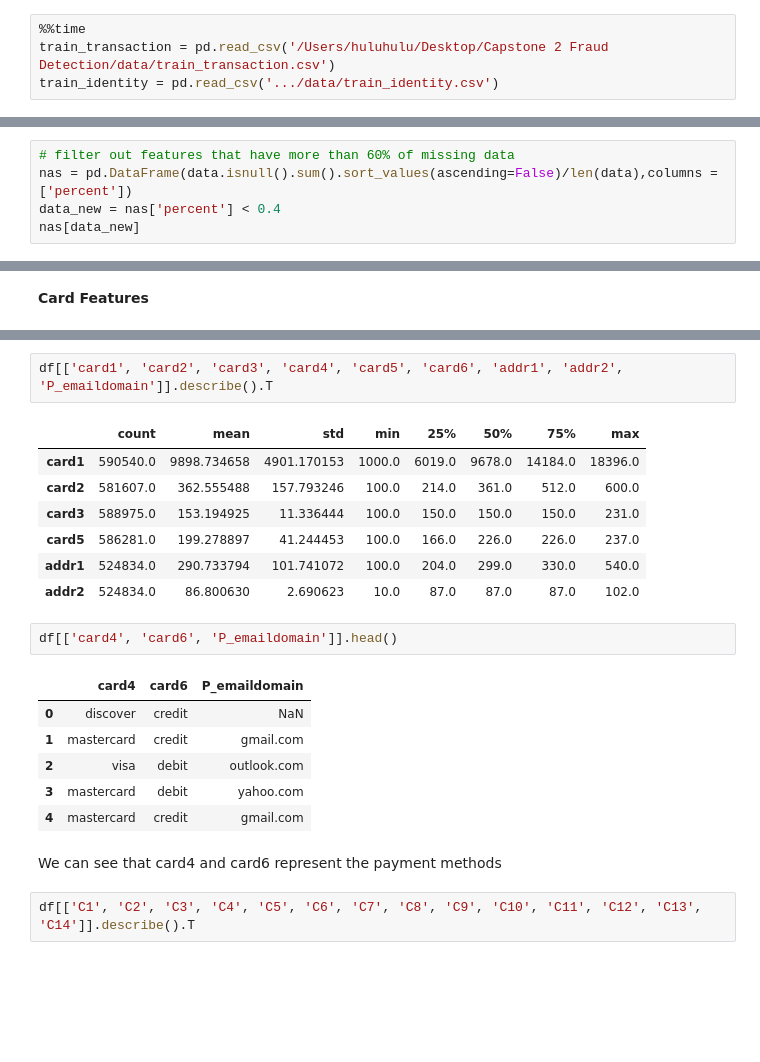
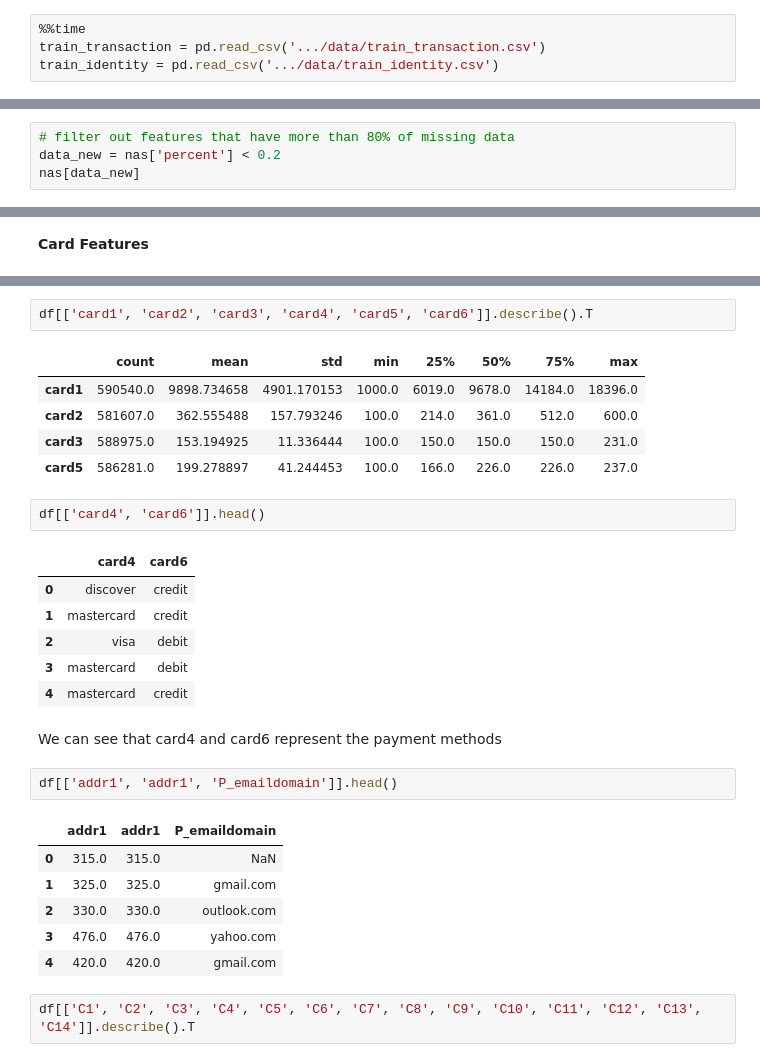
Before and after one commit to ddddaisi/springboard, a Jupyter notebook: Capstone 2 Fraud Detection/Step 2 Data Wrangling.ipynb, the cells around one changed output, grey strips where cells are left out. Drawn from its saved outputs; the diff is of its cells as text; blank space fills up the shorter version.

```diff
--- a/Capstone 2 Fraud Detection/Step 2 Data Wrangling.ipynb
+++ b/Capstone 2 Fraud Detection/Step 2 Data Wrangling.ipynb
@@ -45,6 +45,6 @@ import numpy as np
 *Data Loading and Organization*
 # %%
 %%time
-train_transaction = pd.read_csv('/Users/huluhulu/Desktop/Capstone 2 Fraud Detection/data/train_transaction.csv')
+train_transaction = pd.read_csv('.../data/train_transaction.csv')
 train_identity = pd.read_csv('.../data/train_identity.csv')
 # %% [output]
@@ -207,7 +207,6 @@ We will drop columns with more than 60% of missing values, columns with only one
 # %%
-# filter out features that have more than 60% of missing data
-nas = pd.DataFrame(data.isnull().sum().sort_values(ascending=False)/len(data),columns = ['percent'])
-data_new = nas['percent'] < 0.4
+# filter out features that have more than 80% of missing data
+data_new = nas['percent'] < 0.2
 nas[data_new]
 # %% [output]
 |  | percent |
@@ -247,26 +246,33 @@ df[['TransactionDT', 'TransactionAmt']].describe().T
 | TransactionDT | 590540.0 | 7.372311e+06 | 4.617224e+06 | 86400.000 | 3027057.750 | 7306527.500 | 11246620.0 | 1.581113e+07 |
 | TransactionAmt | 590540.0 | 1.350272e+02 | 2.391625e+02 | 0.251 | 43.321 | 68.769 | 125.0 | 3.193739e+04 |
 # %%
-df[['card1', 'card2', 'card3', 'card4', 'card5', 'card6', 'addr1', 'addr2', 'P_emaildomain']].describe().T
+df[['card1', 'card2', 'card3', 'card4', 'card5', 'card6']].describe().T
 # %% [output]
 |  | count | mean | std | min | 25% | 50% | 75% | max |
 | card1 | 590540.0 | 9898.734658 | 4901.170153 | 1000.0 | 6019.0 | 9678.0 | 14184.0 | 18396.0 |
 | card2 | 581607.0 | 362.555488 | 157.793246 | 100.0 | 214.0 | 361.0 | 512.0 | 600.0 |
 | card3 | 588975.0 | 153.194925 | 11.336444 | 100.0 | 150.0 | 150.0 | 150.0 | 231.0 |
 | card5 | 586281.0 | 199.278897 | 41.244453 | 100.0 | 166.0 | 226.0 | 226.0 | 237.0 |
-| addr1 | 524834.0 | 290.733794 | 101.741072 | 100.0 | 204.0 | 299.0 | 330.0 | 540.0 |
-| addr2 | 524834.0 | 86.800630 | 2.690623 | 10.0 | 87.0 | 87.0 | 87.0 | 102.0 |
 # %%
-df[['card4', 'card6', 'P_emaildomain']].head()
+df[['card4', 'card6']].head()
 # %% [output]
-|  | card4 | card6 | P_emaildomain |
-| 0 | discover | credit | NaN |
-| 1 | mastercard | credit | gmail.com |
-| 2 | visa | debit | outlook.com |
-| 3 | mastercard | debit | yahoo.com |
-| 4 | mastercard | credit | gmail.com |
+|  | card4 | card6 |
+| 0 | discover | credit |
+| 1 | mastercard | credit |
+| 2 | visa | debit |
+| 3 | mastercard | debit |
+| 4 | mastercard | credit |
 # %% [markdown]
 We can see that card4 and card6 represent the payment methods
+# %%
+df[['addr1', 'addr1', 'P_emaildomain']].head()
+# %% [output]
+|  | addr1 | addr1 | P_emaildomain |
+| 0 | 315.0 | 315.0 | NaN |
+| 1 | 325.0 | 325.0 | gmail.com |
+| 2 | 330.0 | 330.0 | outlook.com |
+| 3 | 476.0 | 476.0 | yahoo.com |
+| 4 | 420.0 | 420.0 | gmail.com |
 # %%
 df[['C1', 'C2', 'C3', 'C4', 'C5', 'C6', 'C7', 'C8', 'C9', 'C10', 'C11', 'C12', 'C13', 'C14']].describe().T
 # %% [output]
```
Also changed, not shown: parts of 9 cells of this notebook.
